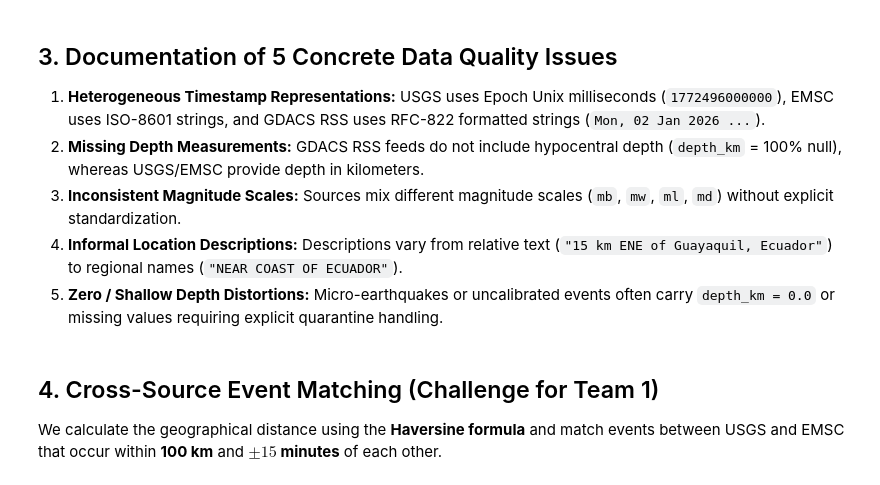
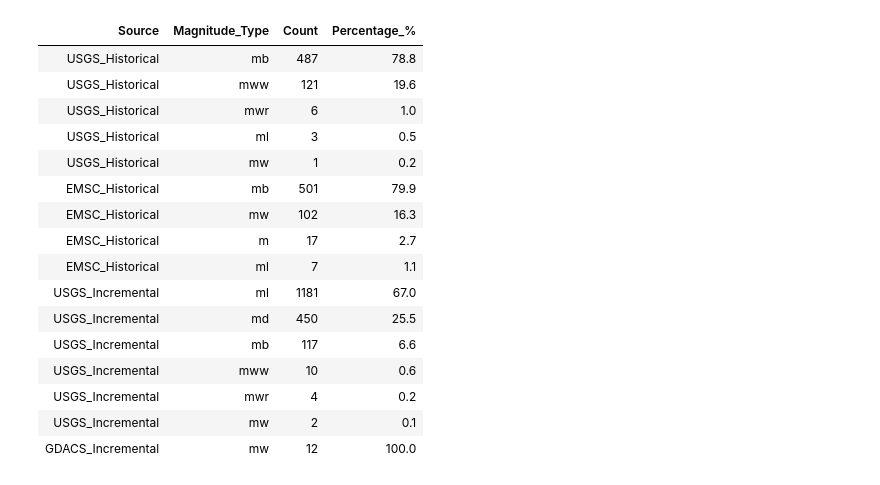
Before and after one commit to AngeloIbanez/earthquake-monitoring-team_1, a Jupyter notebook: notebooks/01_source_profiling.ipynb, the cells around one changed output. Cells and saved outputs as stored; diff of their text form; code cells hidden in the pictures.

```diff
--- a/notebooks/01_source_profiling.ipynb
+++ b/notebooks/01_source_profiling.ipynb
@@ -156,12 +213,32 @@ display(df_profile)
-# %% [markdown]
-## 3. Documentation of 5 Concrete Data Quality Issues
-
-1. **Heterogeneous Timestamp Representations:** USGS uses Epoch Unix milliseconds (`1772496000000`), EMSC uses ISO-8601 strings, and GDACS RSS uses RFC-822 formatted strings (`Mon, 02 Jan 2026 ...`).
-2. **Missing Depth Measurements:** GDACS RSS feeds do not include hypocentral depth (`depth_km` = 100% null), whereas USGS/EMSC provide depth in kilometers.
-3. **Inconsistent Magnitude Scales:** Sources mix different magnitude scales (`mb`, `mw`, `ml`, `md`) without explicit standardization.
-4. **Informal Location Descriptions:** Descriptions vary from relative text (`"15 km ENE of Guayaquil, Ecuador"`) to regional names (`"NEAR COAST OF ECUADOR"`).
-5. **Zero / Shallow Depth Distortions:** Micro-earthquakes or uncalibrated events often carry `depth_km = 0.0` or missing values requiring explicit quarantine handling.
-# %% [markdown]
-## 4. Cross-Source Event Matching (Challenge for Team 1)
-
-We calculate the geographical distance using the **Haversine formula** and match events between USGS and EMSC that occur within **100 km** and **$\pm 15$ minutes** of each other.
+# %%
+mag_breakdowns = []
+for name, df in dfs.items():
+    counts = df["magnitude_type"].value_counts().to_dict()
+    for mtype, count in counts.items():
+        mag_breakdowns.append({
+            "Source": name,
+            "Magnitude_Type": mtype,
+            "Count": count,
+            "Percentage_%": round(count / len(df) * 100, 1)
+        })
+
+df_mag_breakdown = pd.DataFrame(mag_breakdowns)
+display(df_mag_breakdown)
+# %% [output]
+| Source | Magnitude_Type | Count | Percentage_% |
+| USGS_Historical | mb | 487 | 78.8 |
+| USGS_Historical | mww | 121 | 19.6 |
+| USGS_Historical | mwr | 6 | 1.0 |
+| USGS_Historical | ml | 3 | 0.5 |
+| USGS_Historical | mw | 1 | 0.2 |
+| EMSC_Historical | mb | 501 | 79.9 |
+| EMSC_Historical | mw | 102 | 16.3 |
+| EMSC_Historical | m | 17 | 2.7 |
+| EMSC_Historical | ml | 7 | 1.1 |
+| USGS_Incremental | ml | 1181 | 67.0 |
+| USGS_Incremental | md | 450 | 25.5 |
+| USGS_Incremental | mb | 117 | 6.6 |
+| USGS_Incremental | mww | 10 | 0.6 |
+| USGS_Incremental | mwr | 4 | 0.2 |
+| USGS_Incremental | mw | 2 | 0.1 |
+| GDACS_Incremental | mw | 12 | 100.0 |
```
Also changed, not shown: parts of 13 cells of this notebook, 20 other files.
